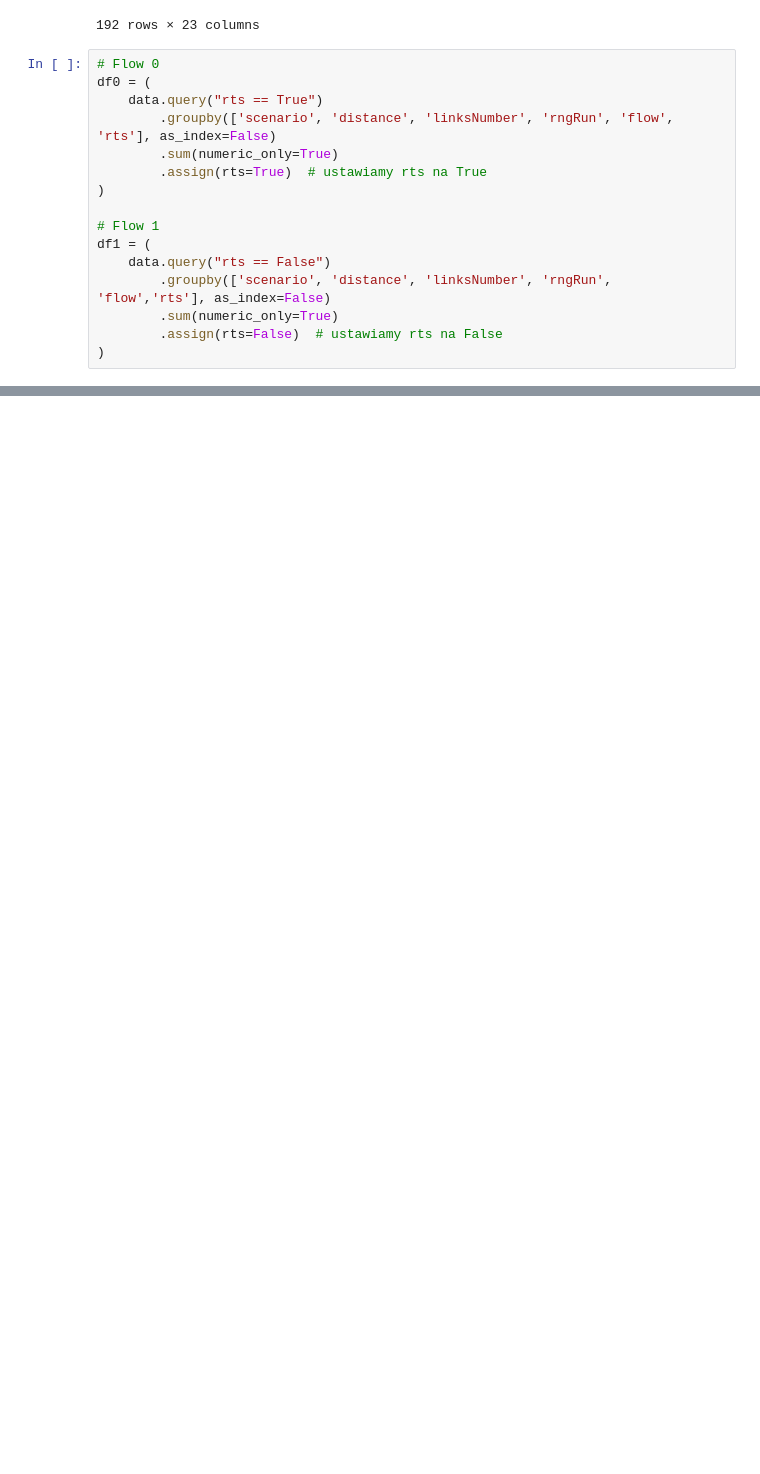
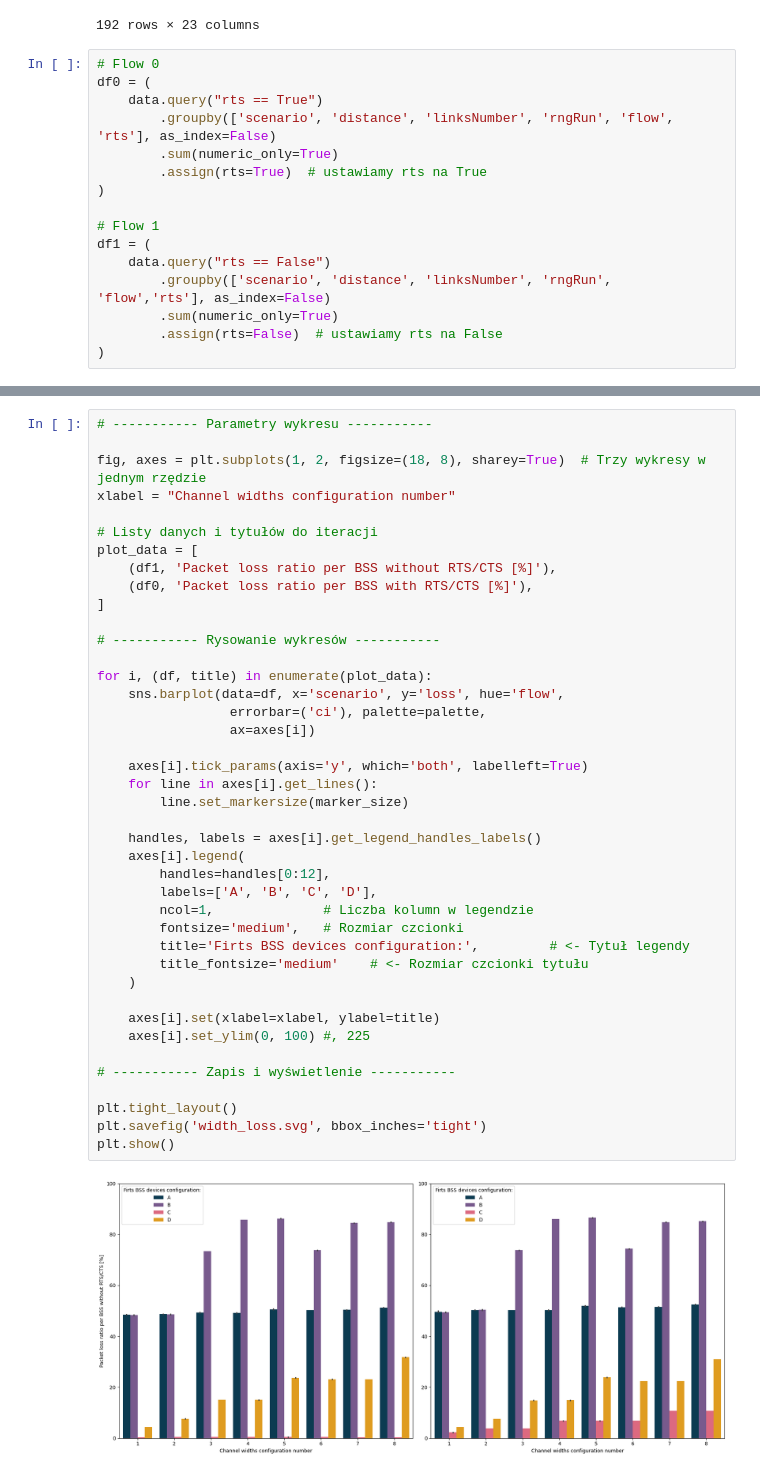
Before and after one commit to fmargul/magisterka, a Jupyter notebook: scenario 4/channelWidth.ipynb, the cells around one changed output, grey strips where cells are left out. Drawn from its saved outputs; the diff is of its cells as text; blank space fills up the shorter version.

```diff
--- a/scenario 4/channelWidth.ipynb
+++ b/scenario 4/channelWidth.ipynb
@@ -82,3 +124,46 @@ df1 = (
+# %%
+# ----------- Parametry wykresu -----------
+
+fig, axes = plt.subplots(1, 2, figsize=(18, 8), sharey=True)  # Trzy wykresy w jednym rzędzie
+xlabel = "Channel widths configuration number"
+
+# Listy danych i tytułów do iteracji
+plot_data = [
+    (df1, 'Packet loss ratio per BSS without RTS/CTS [%]'),
+    (df0, 'Packet loss ratio per BSS with RTS/CTS [%]'),
+]
+
+# ----------- Rysowanie wykresów -----------
+
+for i, (df, title) in enumerate(plot_data):
+    sns.barplot(data=df, x='scenario', y='loss', hue='flow',
+                 errorbar=('ci'), palette=palette,
+                 ax=axes[i])
+
+    axes[i].tick_params(axis='y', which='both', labelleft=True)
+    for line in axes[i].get_lines():
+        line.set_markersize(marker_size)
+
+    handles, labels = axes[i].get_legend_handles_labels()
+    axes[i].legend(
+        handles=handles[0:12],
+        labels=['A', 'B', 'C', 'D'],
+        ncol=1,              # Liczba kolumn w legendzie
+        fontsize='medium',   # Rozmiar czcionki
+        title='Firts BSS devices configuration:',         # <- Tytuł legendy
+        title_fontsize='medium'    # <- Rozmiar czcionki tytułu
+    )
+
+    axes[i].set(xlabel=xlabel, ylabel=title)
+    axes[i].set_ylim(0, 100) #, 225
+
+# ----------- Zapis i wyświetlenie -----------
+
+plt.tight_layout()
+plt.savefig('width_loss.svg', bbox_inches='tight')
+plt.show()
+# %% [output]
+[figure, added]
 # %%
 # ----------- Parametry wykresu -----------
 
```
Also changed, not shown: parts of 5 cells of this notebook, 6 other files.
